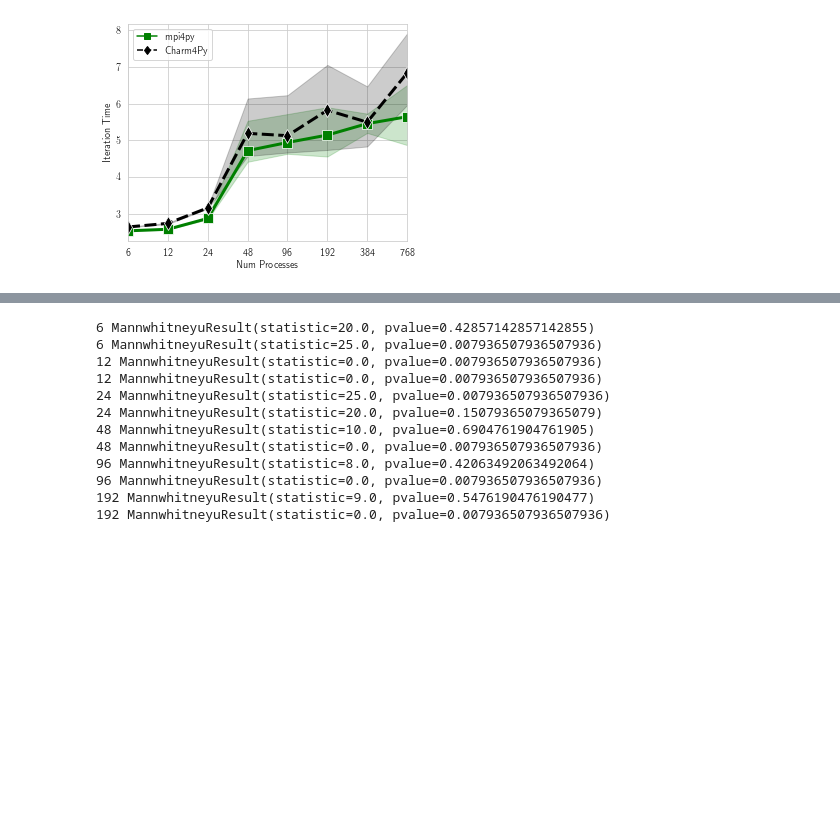
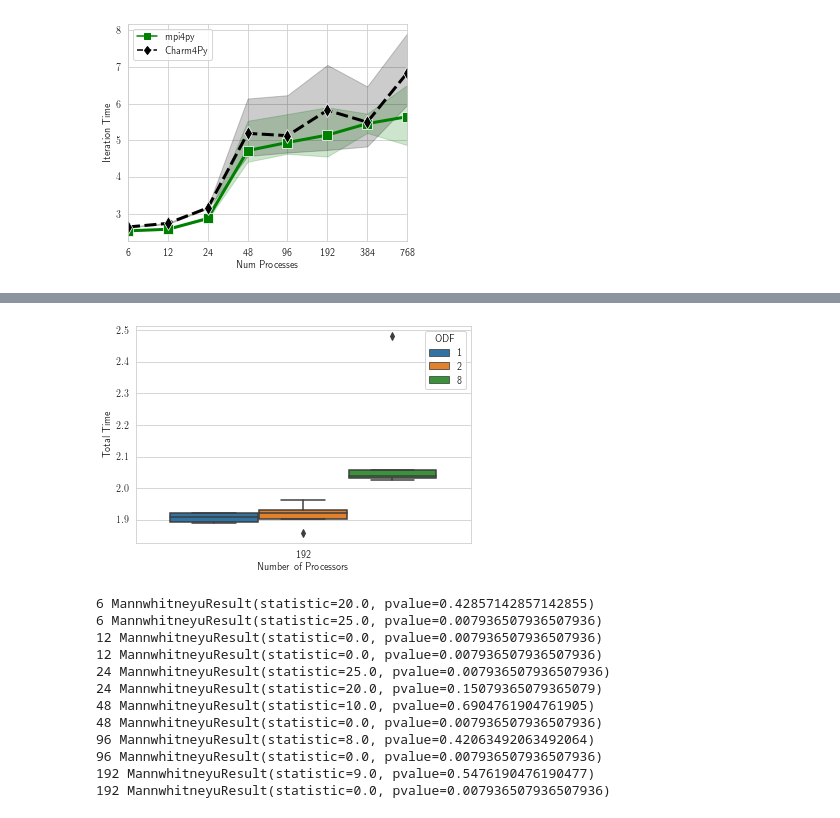
Before and after one commit to UIUC-PPL/charm4py-mpi4py-compare, a Jupyter notebook: analysis/analyze_stencil.ipynb, the cells around one changed output, grey strips where cells are left out. Saved outputs shown, nothing was run; the diff lists cells and outputs as text; code cells hidden in the pictures; blank space fills up the shorter version.

```diff
--- a/analysis/analyze_stencil.ipynb
+++ b/analysis/analyze_stencil.ipynb
@@ -182,3 +193,9 @@ sns.violinplot(x="Number of Processors", y="Total Time", data=odf[(odf["Number o
+# %%
+sns.boxplot(x="Number of Processors", y="Total Time", data=odf[(odf["Number of Processors"] == 192)], hue='ODF')
+# sns.violinplot(x="Number of Processors", y="Total Time", data=odf2[odf2["Number of Processors"] >= 96])
+plt.savefig('odf_stencil_largeprocs.pdf', bbox_inches='tight', dpi=300)
+# %% [output]
+[figure, added]
 # %%
 for num_p in sorted(set(odf8['Number of Processors'])):
     o1_p = odf1[odf1['Number of Processors'] == num_p]
```
Also changed, not shown: parts of 12 cells of this notebook, 2 other files.
